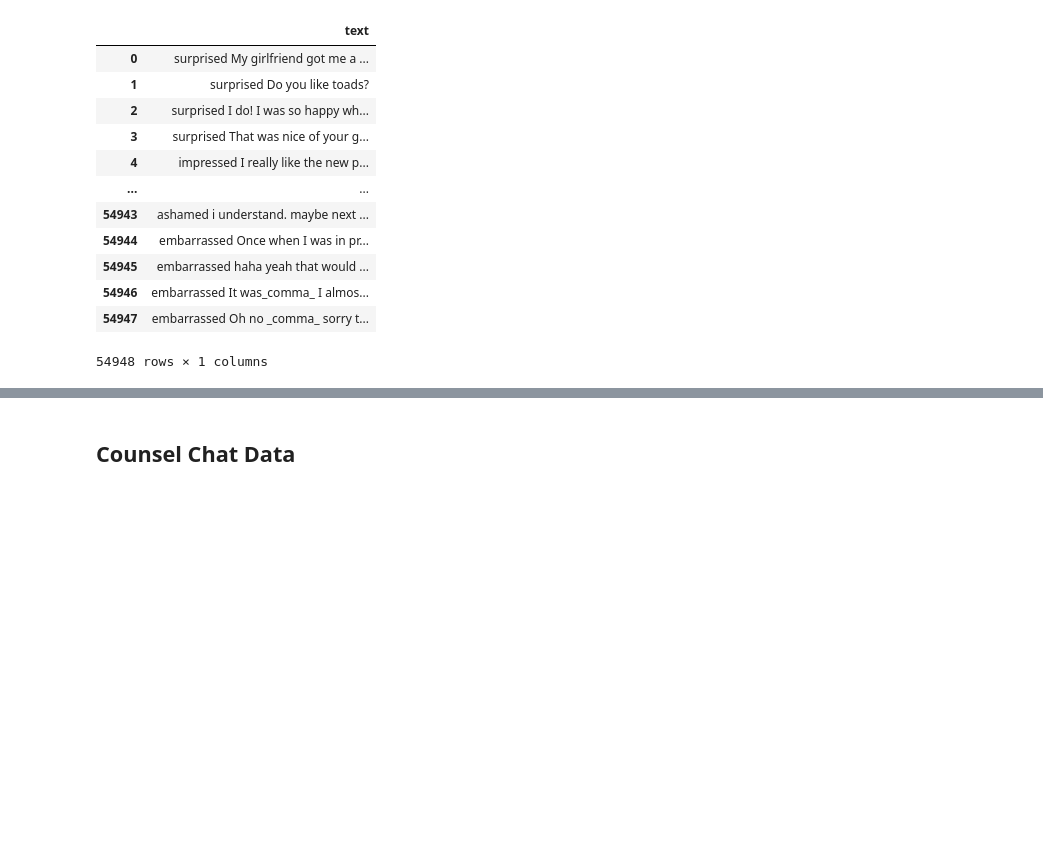
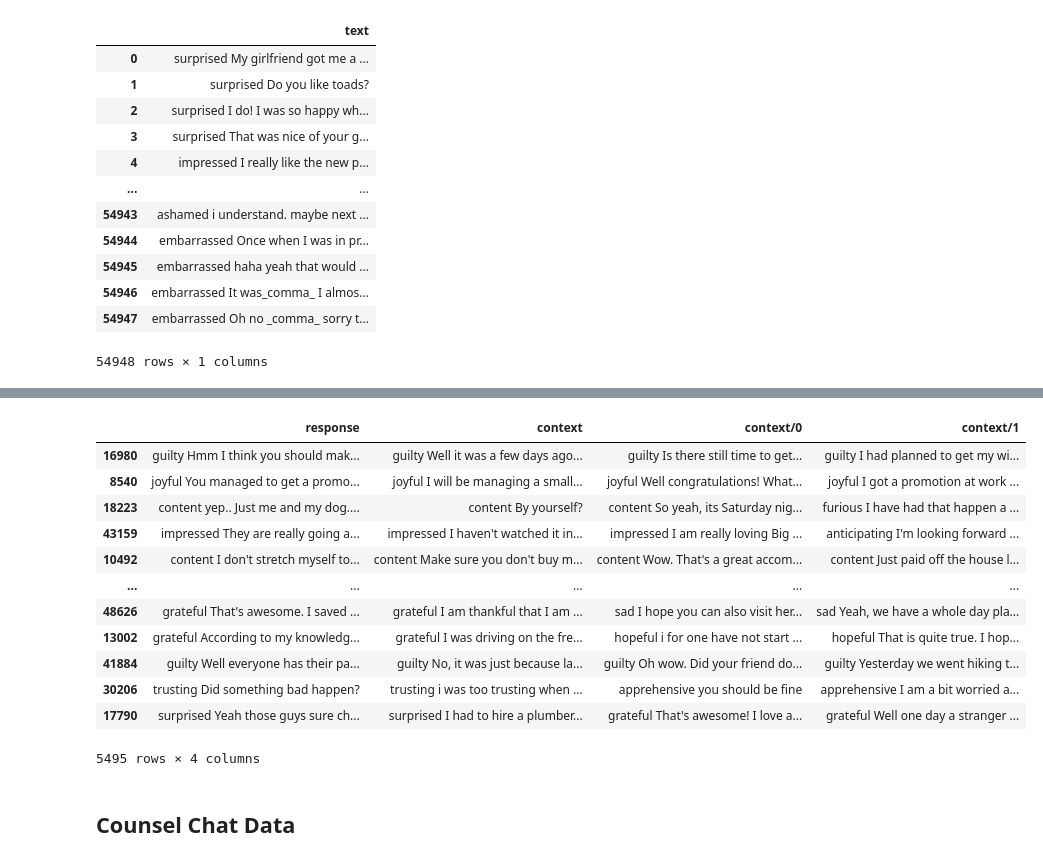
Before and after one commit to SolipsisAI/research, a Jupyter notebook: notebooks/ed-dialogueset.ipynb, the cells around one changed output, grey strips where cells are left out. Cells and saved outputs as stored; diff of their text form; code cells hidden in the pictures; blank space fills up the shorter version.

Commit message:
Preprocess empathetic dialogue

```diff
--- a/notebooks/ed-dialogueset.ipynb
+++ b/notebooks/ed-dialogueset.ipynb
@@ -266,0 +289,2 @@ preprocessed_df.drop(["index"], axis=1)
+# %%
+preprocessed_df = preprocessed_df.drop(["index"], axis=1)
@@ -266,0 +293,5 @@ preprocessed_df.drop(["index"], axis=1)
+# %%
+start_idx = 0
+num_history = 4
+n = num_history - 1
+content_key = "text"
@@ -267,3 +300,23 @@ preprocessed_df.drop(["index"], axis=1)
+# %%
+prepared_df = prepare_data(data=preprocessed_df, n=3, content_key=content_key)
+# %%
+df_trn, df_val = prepared_df
+# %%
+df_val
+# %% [output]
+|  | response | context | context/0 | context/1 |
+| 16980 | guilty Hmm I think you should mak... | guilty Well it was a few days ago... | guilty Is there still time to get... | guilty I had planned to get my wi... |
+| 8540 | joyful You managed to get a promo... | joyful I will be managing a small... | joyful Well congratulations! What... | joyful I got a promotion at work ... |
+| 18223 | content yep.. Just me and my dog.... | content By yourself? | content So yeah, its Saturday nig... | furious I have had that happen a ... |
+| 43159 | impressed They are really going a... | impressed I haven't watched it in... | impressed I am really loving Big ... | anticipating I'm looking forward ... |
+| 10492 | content I don't stretch myself to... | content Make sure you don't buy m... | content Wow. That's a great accom... | content Just paid off the house l... |
+| ... | ... | ... | ... | ... |
+| 48626 | grateful That's awesome. I saved ... | grateful I am thankful that I am ... | sad I hope you can also visit her... | sad Yeah, we have a whole day pla... |
+| 13002 | grateful According to my knowledg... | grateful I was driving on the fre... | hopeful i for one have not start ... | hopeful That is quite true. I hop... |
+| 41884 | guilty Well everyone has their pa... | guilty No, it was just because la... | guilty Oh wow. Did your friend do... | guilty Yesterday we went hiking t... |
+| 30206 | trusting Did something bad happen? | trusting i was too trusting when ... | apprehensive you should be fine | apprehensive I am a bit worried a... |
+| 17790 | surprised Yeah those guys sure ch... | surprised I had to hire a plumber... | grateful That's awesome! I love a... | grateful Well one day a stranger ... |
+5495 rows × 4 columns
 # %% [markdown]
 ## Counsel Chat Data
 # %%
```
Also changed, not shown: parts of 6 cells of this notebook, 3 other files.
